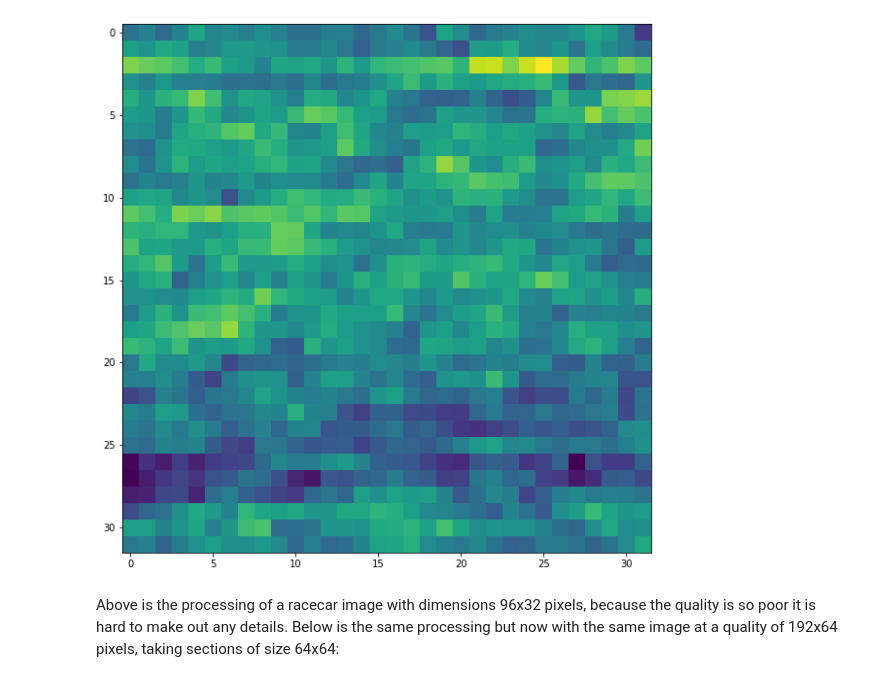
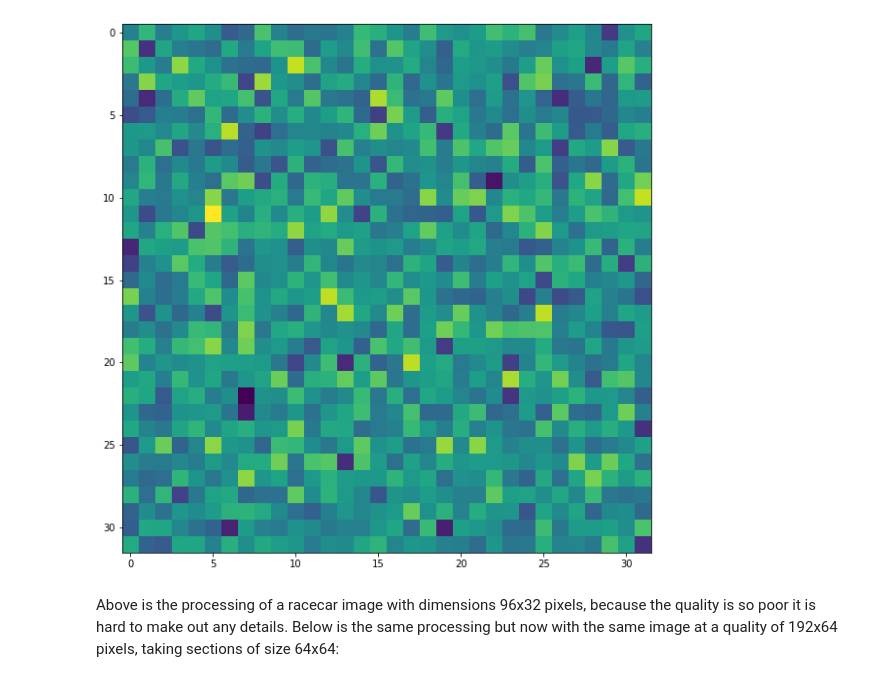
Before and after one commit to StevenJohnsonOptics/Single-Pixel-Imaging, a Jupyter notebook: Racecar with freq ordering.ipynb, the cells around one changed output. Saved outputs shown, nothing was run; the diff lists cells and outputs as text; code cells hidden in the pictures.

Commit message:
Racecar and Ball with freq ordering
Added random matrix as pattern option and ball image to be used in freq ordered hadamard section

```diff
--- a/Racecar with freq ordering.ipynb
+++ b/Racecar with freq ordering.ipynb
@@ -11,8 +11,8 @@ rc = "racecar.jpg"
 br = "5.png"
 path = "rollingball"
 
-raw_img = cv2.imread(rc)
-#raw_img = cv2.imread(br)
+#raw_img = cv2.imread(rc)
+raw_img = cv2.imread(br)
 gray_img = cv2.cvtColor(raw_img, cv2.COLOR_BGR2GRAY)
 #gray_img = cv2.resize(gray_img, (sz,sz))
 
@@ -22,35 +22,39 @@ objs = np.array(gray_img)
 imsize = 32**2
 
 # Make measurements
 #obj_br = np.reshape(jointimg, (32,96)) #Reshape to a vector to make maths easier
+random = np.random.randint(0,2, size=(1024, 1024))
+random = [[-1 if (x < 1) else x for x in y] for y in random]
+random = np.array(random)
+
 I = np.identity(imsize)
 H = hadamard(imsize)
 m = np.zeros((imsize,1))
 
-PatternSet  =  H; # Chose H or I here.
+PatternSet  =  random; # Chose H or I here.
 
 length = 50
 # Measure for each pattern
 for i in range(0,imsize):                                  # for each pixel value
     a = round(i*(length/imsize))                           # i*(50/32^2) - moving through diff sections
     obj = objs[:,a:a+32]                                   # now obj changes for each measurement
     #print(a)
 
     samplingVector = PatternSet[i,:]                       # row index of pattern matrix and all columns - choosing each row from iden/hadamard matrix
     samplingPattern = np.reshape(samplingVector,(32,32))   # reshaping to image size, for each i the 1 moves along the rows of the matrices - reshapes each row of iden/hadamard matrix to sz x sz
     #plt.imshow(obj)                                       # shows the rasterscan in action, each coord being moved thru
     #plt.show()
     #time.sleep(0.005)
     m[i] = np.sum(samplingPattern * obj)                   # taking measurements, sum of patterns*image, there's a pattern for each zero in the zero array m - puts obj as a column vector basically
     #print(m)
 
 # Reconstruct Image
 recon = np.matmul(PatternSet,m)
 recon = np.reshape(recon, (32,32))
 plt.rcParams['figure.figsize'] = [18,10] # set the image size
 fig = plt.imshow(recon)
 # %% [output]
-[figure, old version]
+[figure, new version]
 # %% [markdown]
 Above is the processing of a racecar image with dimensions 96x32 pixels, because the quality is so poor it is hard to make out any details. Below is the same processing but now with the same image at a quality of 192x64 pixels, taking sections of size 64x64:
 # %%
```
Also changed, not shown: parts of 10 cells of this notebook.
